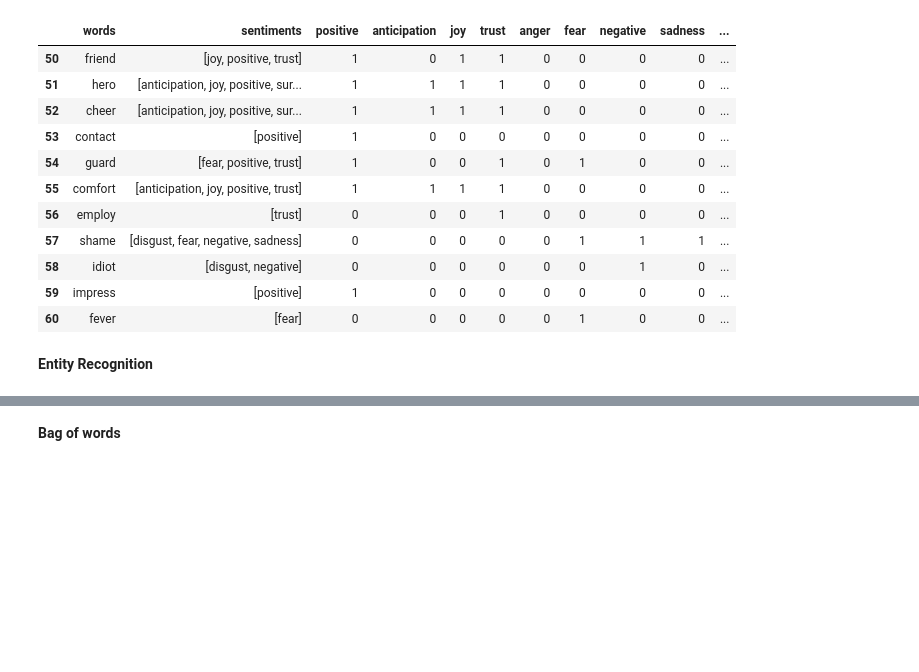
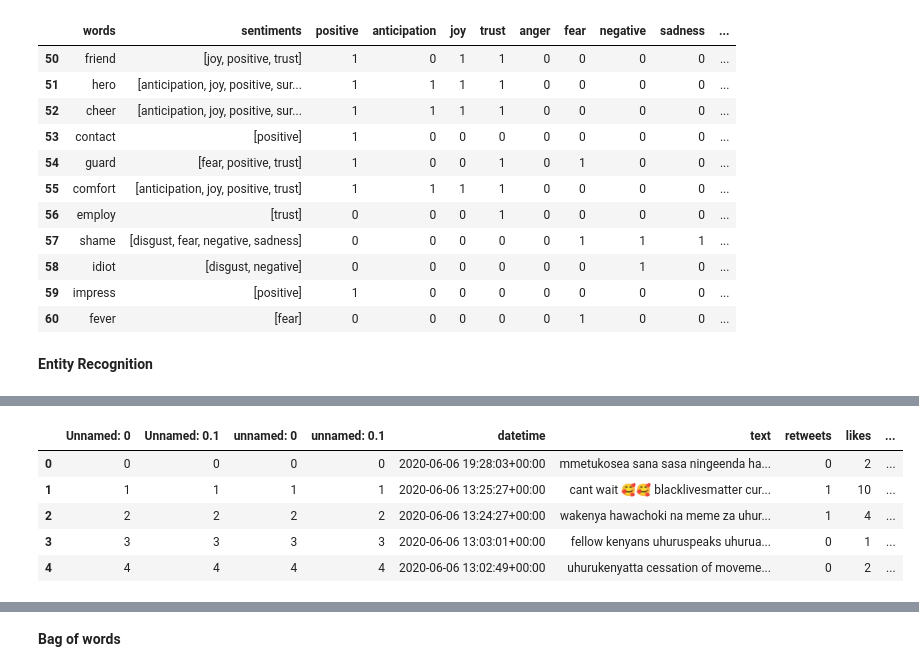
Before and after one commit to Grivine-19/Coronavirus-Sentiment-Analysis-Kenya, a Jupyter notebook: nairobi_county.ipynb, the cells around one changed output, grey strips where cells are left out. Drawn from its saved outputs; the diff is of its cells as text; code cells hidden in the pictures; blank space fills up the shorter version.

```diff
--- a/nairobi_county.ipynb
+++ b/nairobi_county.ipynb
@@ -769,0 +775,10 @@ nairobi_df3.head()
+# %%
+nairobi_df4 = pd.read_csv('/content/gdrive/My Drive/Coronavirus_Tweets/enr.csv')
+nairobi_df4.head()
+# %% [output]
+|  | Unnamed: 0 | Unnamed: 0.1 | unnamed: 0 | unnamed: 0.1 | datetime | text | retweets | likes | ... |
+| 0 | 0 | 0 | 0 | 0 | 2020-06-06 19:28:03+00:00 | mmetukosea sana sasa ningeenda ha... | 0 | 2 | ... |
+| 1 | 1 | 1 | 1 | 1 | 2020-06-06 13:25:27+00:00 | cant wait 🥰🥰 blacklivesmatter cur... | 1 | 10 | ... |
+| 2 | 2 | 2 | 2 | 2 | 2020-06-06 13:24:27+00:00 | wakenya hawachoki na meme za uhur... | 1 | 4 | ... |
+| 3 | 3 | 3 | 3 | 3 | 2020-06-06 13:03:01+00:00 | fellow kenyans uhuruspeaks uhurua... | 0 | 1 | ... |
+| 4 | 4 | 4 | 4 | 4 | 2020-06-06 13:02:49+00:00 | uhurukenyatta cessation of moveme... | 0 | 2 | ... |
```
Also changed, not shown: parts of 15 cells of this notebook.
